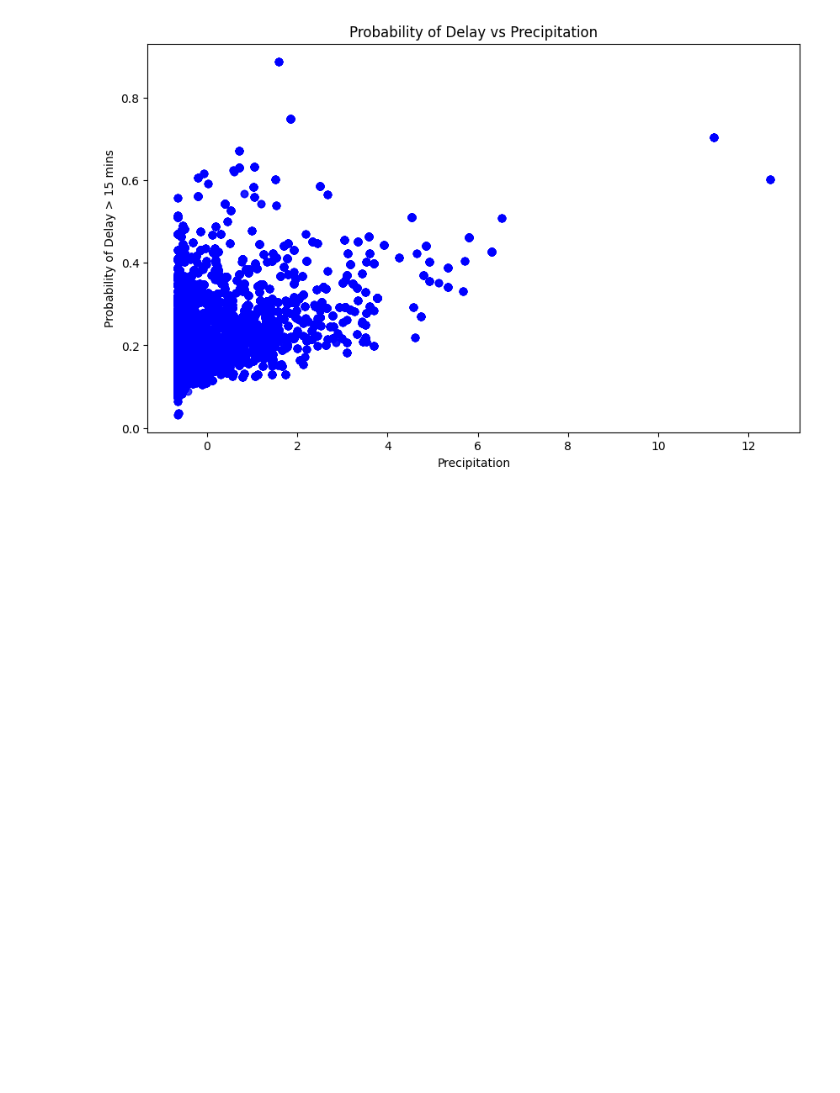
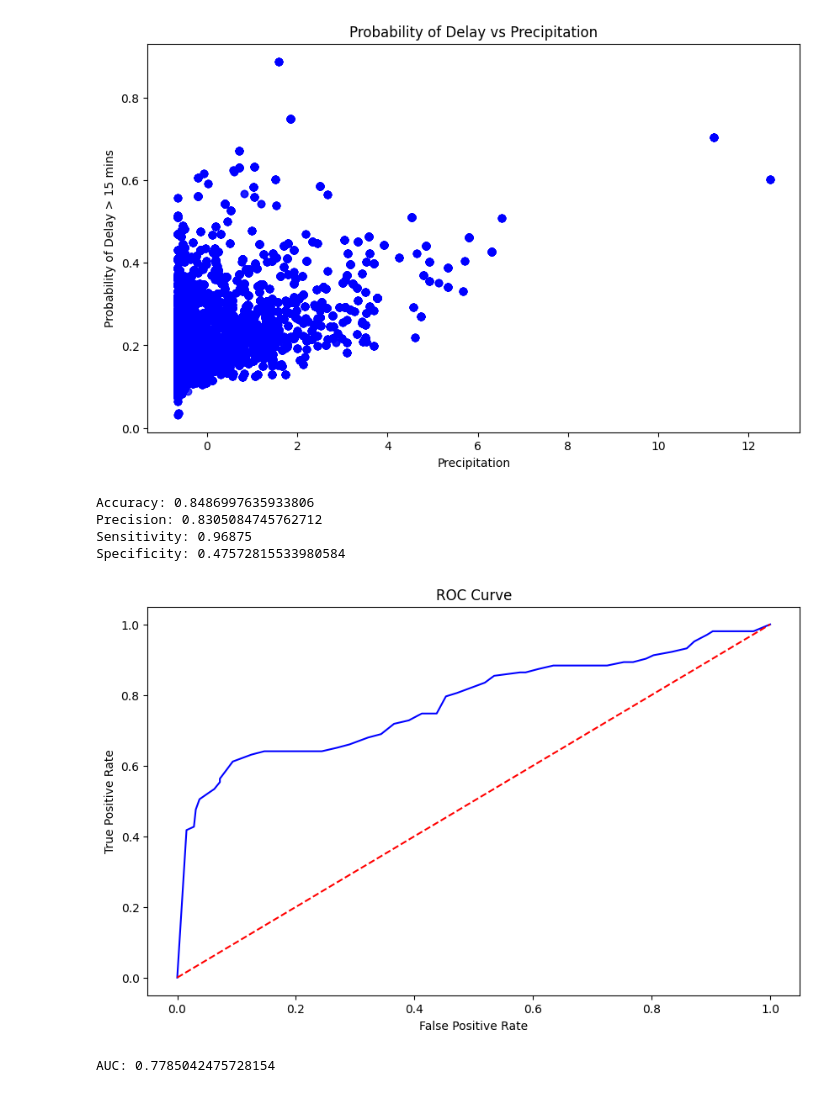
Before and after one commit to KiranSmelser/flight-delay-predictor, a Jupyter notebook: Weather_delay.ipynb, the cells around one changed output. Saved outputs shown, nothing was run; the diff lists cells and outputs as text; code cells hidden in the pictures; blank space fills up the shorter version.

```diff
--- a/Weather_delay.ipynb
+++ b/Weather_delay.ipynb
@@ -71,3 +78,52 @@ Precision: 0.5419426048565121
 Recall: 0.024682048961946413
 F1 Score: 0.04721380835617098
 [figure]
+# %%
+df = pd.read_csv('/content/drive/My Drive/flight_data1.csv')
+df = df[['DEPARTING_AIRPORT', 'PRCP', 'SNOW', 'SNWD', 'TMAX', 'AWND', 'DEP_DEL15']]
+df = df.dropna()
+df = df[(df['PRCP'] > 5.8) | (df['SNOW'] > 8.6) | (df['SNWD'] > 12.5)]
+df = pd.get_dummies(df, columns=['DEPARTING_AIRPORT'], drop_first=True)
+X = df.drop('DEP_DEL15', axis=1)
+y = df['DEP_DEL15']
+scaler = StandardScaler()
+X_scaled = scaler.fit_transform(X)
+X_train, X_test, y_train, y_test = train_test_split(X_scaled, y, test_size=0.2, random_state=42)
+# %%
+log_reg = LogisticRegression(max_iter=200)
+log_reg.fit(X_train, y_train)
+y_pred = log_reg.predict(X_test)
+
+accuracy = accuracy_score(y_test, y_pred)
+print("Accuracy:", accuracy)
+
+precision = precision_score(y_test, y_pred)
+print("Precision:", precision)
+
+# Calculate sensitivity (recall) and specificity
+cm = confusion_matrix(y_test, y_pred)
+sensitivity = cm[0, 0] / (cm[0, 0] + cm[0, 1])
+specificity = cm[1, 1] / (cm[1, 0] + cm[1, 1])
+print("Sensitivity:", sensitivity)
+print("Specificity:", specificity)
+
+# ROC curve and AUC
+probabilities = log_reg.predict_proba(X_test)[:, 1]
+fpr, tpr, _ = roc_curve(y_test, probabilities)
+plt.figure(figsize=(10, 6))
+plt.plot(fpr, tpr, color='blue')
+plt.plot([0, 1], [0, 1], color='red', linestyle='--')
+plt.xlabel('False Positive Rate')
+plt.ylabel('True Positive Rate')
+plt.title('ROC Curve')
+plt.show()
+
+auc = roc_auc_score(y_test, probabilities)
+print("AUC:", auc)
+# %% [output]
+Accuracy: 0.8486997635933806
+Precision: 0.8305084745762712
+Sensitivity: 0.96875
+Specificity: 0.47572815533980584
+[figure, added]
+AUC: 0.7785042475728154
```
Also changed, not shown: parts of 2 cells of this notebook.
